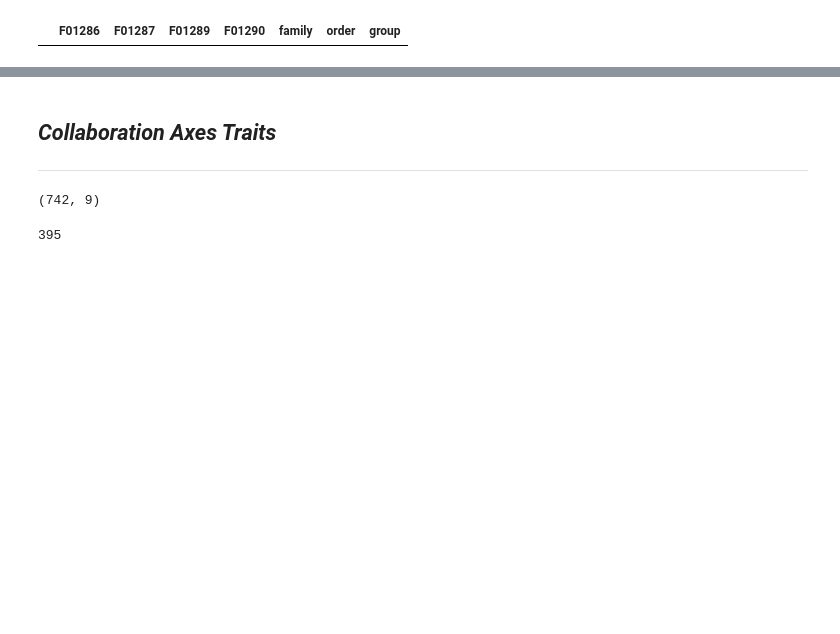
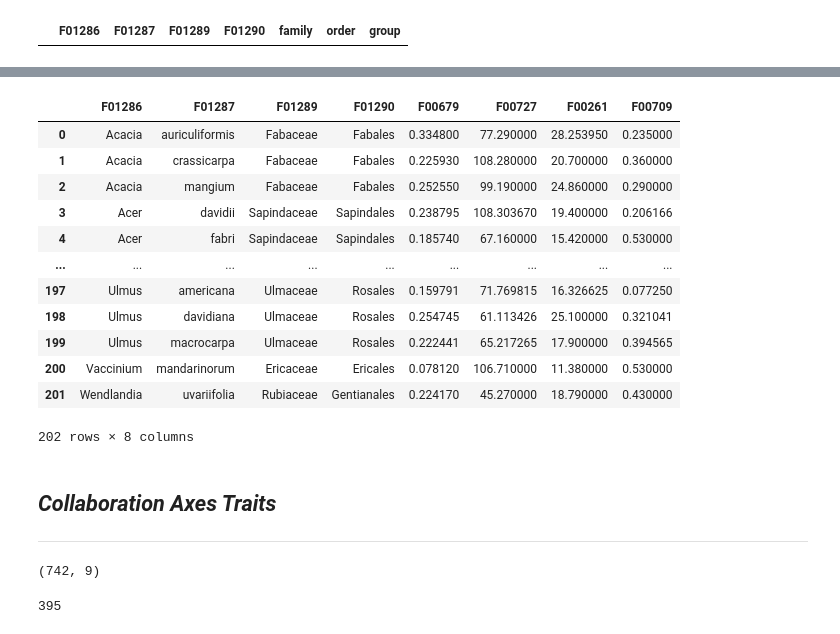
Before and after one commit to anoban/wsu, a Jupyter notebook: notebooks/chapter_02/subsetting.ipynb, the cells around one changed output, grey strips where cells are left out. Drawn from its saved outputs; the diff is of its cells as text; code cells hidden in the pictures; blank space fills up the shorter version.

```diff
--- a/notebooks/chapter_02/subsetting.ipynb
+++ b/notebooks/chapter_02/subsetting.ipynb
@@ -582,6 +594,22 @@ data_taxa.loc[:, ["F01286", "F01289"]].drop_duplicates().to_csv(r"../../data/cha
 # follows the format of https://raw.githubusercontent.com/megatrees/amphibian_20221117/main/amphibian_sample_species_list.csv
 pd.DataFrame({"species": data_taxa.F01286 + ' ' + data_taxa.F01287, "genus": data_taxa.F01286, "family": None, "species.relative": None, "genus.relative": None}).\
                         drop_duplicates().reset_index(drop=True).to_csv(r"../../data/chapter2/FREDv3subset/fred_binom_genus.csv", index=False)
+# %%
+data.loc[:, CHOSEN_RES_TRAITS + PLANT_TAXONOMY_ACCEPTED_COLUMNS].groupby(PLANT_TAXONOMY_ACCEPTED_COLUMNS, as_index=False).mean()
+# %% [output]
+|  | F01286 | F01287 | F01289 | F01290 | F00679 | F00727 | F00261 | F00709 |
+| 0 | Acacia | auriculiformis | Fabaceae | Fabales | 0.334800 | 77.290000 | 28.253950 | 0.235000 |
+| 1 | Acacia | crassicarpa | Fabaceae | Fabales | 0.225930 | 108.280000 | 20.700000 | 0.360000 |
+| 2 | Acacia | mangium | Fabaceae | Fabales | 0.252550 | 99.190000 | 24.860000 | 0.290000 |
+| 3 | Acer | davidii | Sapindaceae | Sapindales | 0.238795 | 108.303670 | 19.400000 | 0.206166 |
+| 4 | Acer | fabri | Sapindaceae | Sapindales | 0.185740 | 67.160000 | 15.420000 | 0.530000 |
+| ... | ... | ... | ... | ... | ... | ... | ... | ... |
+| 197 | Ulmus | americana | Ulmaceae | Rosales | 0.159791 | 71.769815 | 16.326625 | 0.077250 |
+| 198 | Ulmus | davidiana | Ulmaceae | Rosales | 0.254745 | 61.113426 | 25.100000 | 0.321041 |
+| 199 | Ulmus | macrocarpa | Ulmaceae | Rosales | 0.222441 | 65.217265 | 17.900000 | 0.394565 |
+| 200 | Vaccinium | mandarinorum | Ericaceae | Ericales | 0.078120 | 106.710000 | 11.380000 | 0.530000 |
+| 201 | Wendlandia | uvariifolia | Rubiaceae | Gentianales | 0.224170 | 45.270000 | 18.790000 | 0.430000 |
+202 rows × 8 columns
 # %% [markdown]
 ## ___Collaboration Axes Traits___
 ----------------------
```
Also changed, not shown: parts of 11 cells of this notebook, 7 other files.
